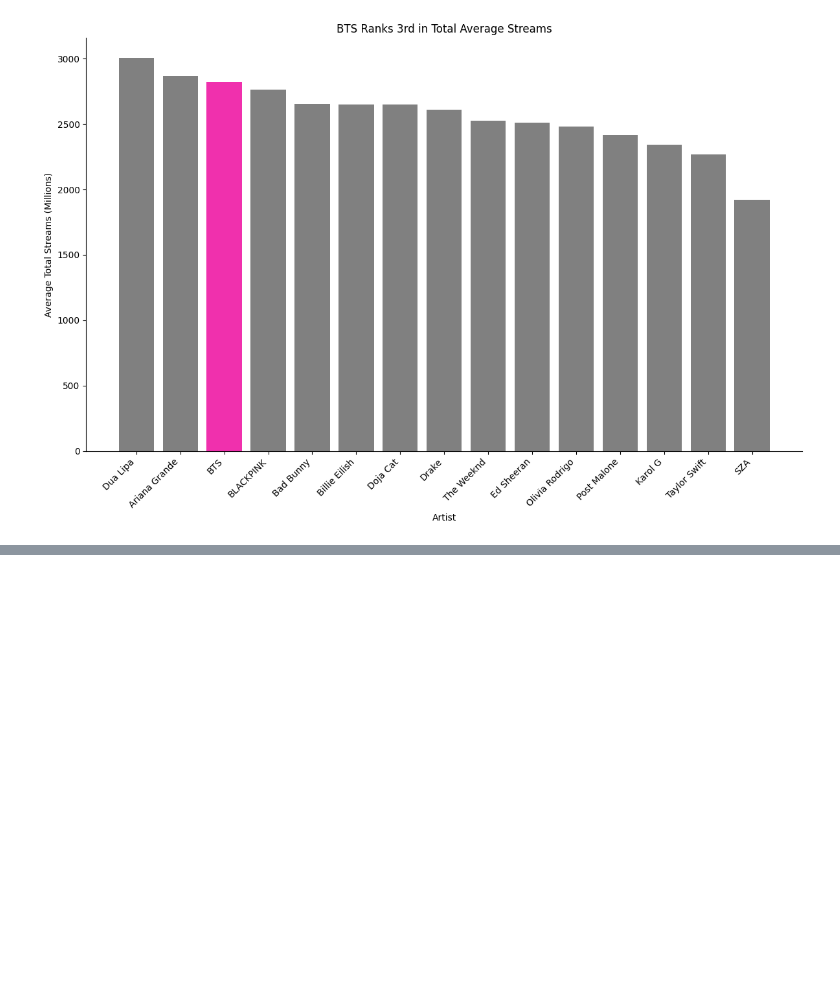
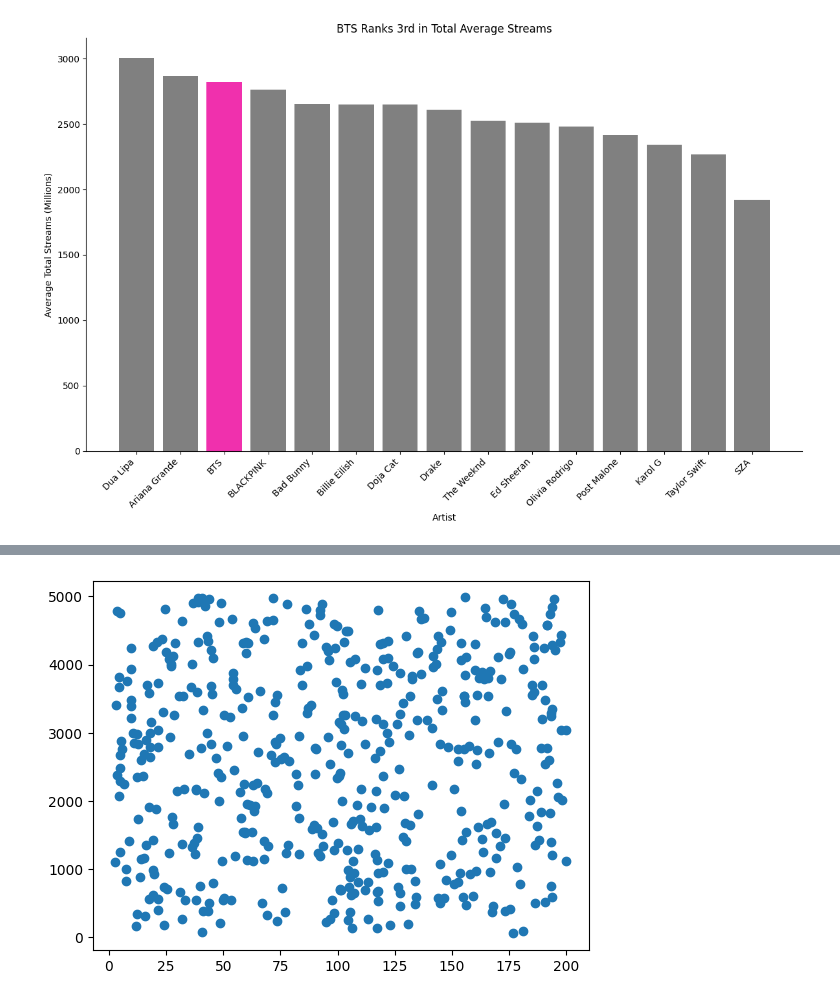
Before and after one commit to tmiller0335/Mod_2, a Jupyter notebook: Week_2/learning_plots_TaylorTackett/notebooks/visualization_practice.ipynb, the cells around one changed output, grey strips where cells are left out. Cells and saved outputs as stored; diff of their text form; code cells hidden in the pictures; blank space fills up the shorter version.

Commit message:
scatter plot added

```diff
--- a/Week_2/learning_plots_TaylorTackett/notebooks/visualization_practice.ipynb
+++ b/Week_2/learning_plots_TaylorTackett/notebooks/visualization_practice.ipynb
@@ -188,0 +216,5 @@ plt.show()
+# %%
+plt.scatter(spotify_df["Streams Last 30 Days (Millions)"], spotify_df['Total Streams (Millions)'])
+plt.show()
+# %% [output]
+[figure, added]
```
Also changed, not shown: parts of 6 cells of this notebook.
